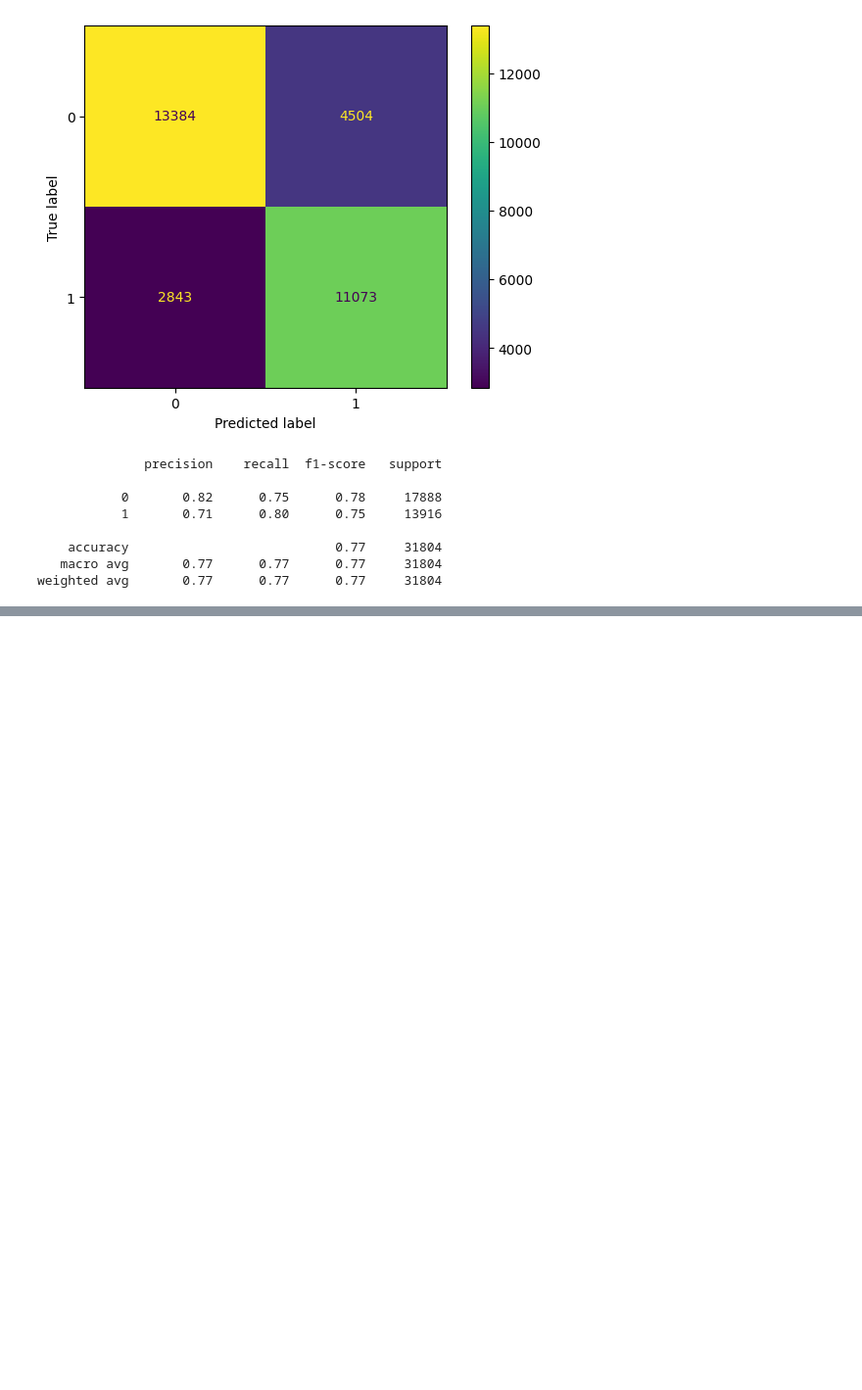
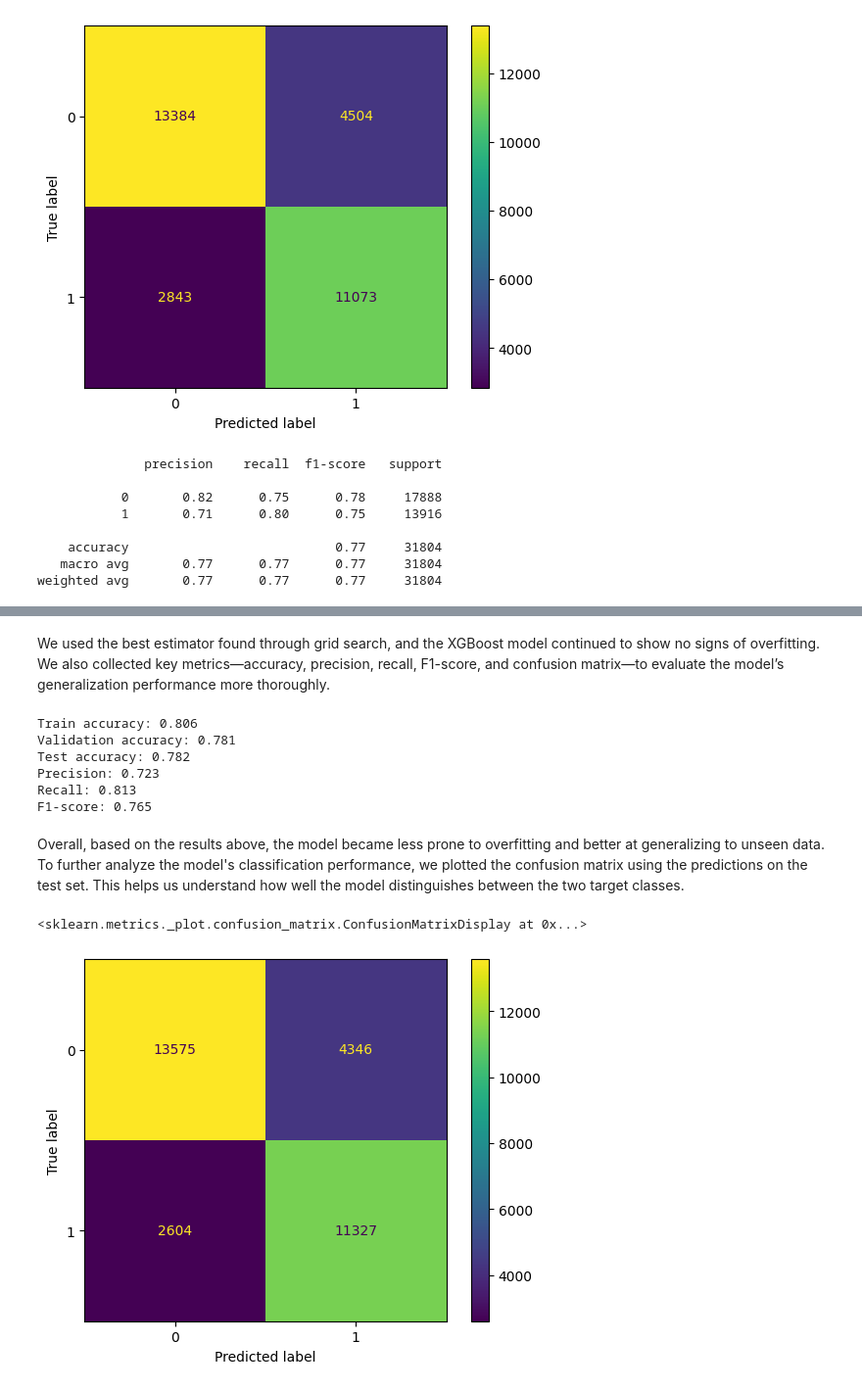
Before and after one commit to xavi-silva/feup-ia2, a Jupyter notebook: ia2.ipynb, the cells around one changed output, grey strips where cells are left out. Shown: that part at 98% size. Drawn from its saved outputs; the diff is of its cells as text; code cells hidden in the pictures; blank space fills up the shorter version.

Commit message:
xgboost

```diff
--- a/ia2.ipynb
+++ b/ia2.ipynb
@@ -403,0 +399,16 @@ weighted avg       0.77      0.77      0.77     31804
+# %%
+xgb_model = XGBClassifier()
+xgb_model.fit(train_inputs, train_labels)
+
+xgb_preds = xgb_model.predict(val_inputs)
+xgb_accuracy = accuracy_score(val_labels, xgb_preds)
+
+xgb_test_preds = xgb_model.predict(test_inputs)
+xgb_test_accuracy = accuracy_score(test_labels, xgb_test_preds)
+
+xgb_train_preds = xgb_model.predict(train_inputs)
+xgb_train_accuracy = accuracy_score(train_labels, xgb_train_preds)
+
+print(f"Train accuracy: {xgb_train_accuracy:.3f}")
+print(f"Validation accuracy: {xgb_accuracy:.3f}")
+print(f"Test accuracy: {xgb_test_accuracy:.3f}")
@@ -403,0 +447,41 @@ weighted avg       0.77      0.77      0.77     31804
+# %% [markdown]
+We used the best estimator found through grid search, and the XGBoost model continued to show no signs of overfitting.
+We also collected key metrics—accuracy, precision, recall, F1-score, and confusion matrix—to evaluate the model’s generalization performance more thoroughly.
+# %%
+xgb_best = grid_search.best_estimator_
+
+xgb_train_preds = xgb_best.predict(train_inputs)
+xgb_val_preds = xgb_best.predict(val_inputs)
+xgb_test_preds = xgb_best.predict(test_inputs)
+
+train_accuracy = accuracy_score(train_labels, xgb_train_preds)
+val_accuracy = accuracy_score(val_labels, xgb_val_preds)
+test_accuracy = accuracy_score(test_labels, xgb_test_preds)
+
+precision = precision_score(test_labels, xgb_test_preds)
+recall = recall_score(test_labels, xgb_test_preds)
+f1 = f1_score(test_labels, xgb_test_preds)
+
+print(f"Train accuracy: {train_accuracy:.3f}")
+print(f"Validation accuracy: {val_accuracy:.3f}")
+print(f"Test accuracy: {test_accuracy:.3f}")
+print(f"Precision: {precision:.3f}")
+print(f"Recall: {recall:.3f}")
+print(f"F1-score: {f1:.3f}")
+# %% [output]
+Train accuracy: 0.806
+Validation accuracy: 0.781
+Test accuracy: 0.782
+Precision: 0.723
+Recall: 0.813
+F1-score: 0.765
+# %% [markdown]
+Overall, based on the results above, the model became less prone to overfitting and better at generalizing to unseen data. <br>
+To further analyze the model's classification performance, we plotted the confusion matrix using the predictions on the test set. This helps us understand how well the model distinguishes between the two target classes.
+# %%
+cm = confusion_matrix(test_labels, xgb_test_preds)
+disp = ConfusionMatrixDisplay(confusion_matrix=cm)
+disp.plot()
+# %% [output]
+<sklearn.metrics._plot.confusion_matrix.ConfusionMatrixDisplay at 0x...>
+[figure, added]
```
Also changed, not shown: parts of 9 cells of this notebook, 1 other file.
